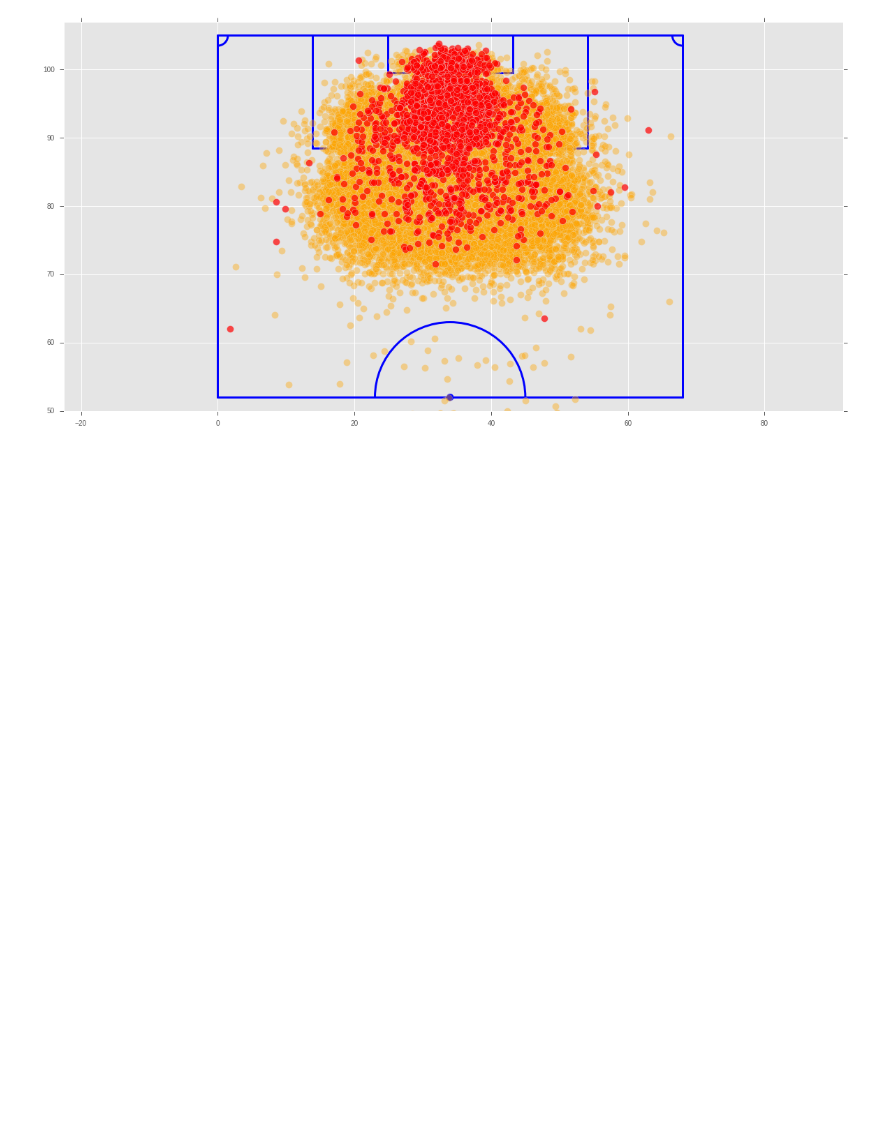
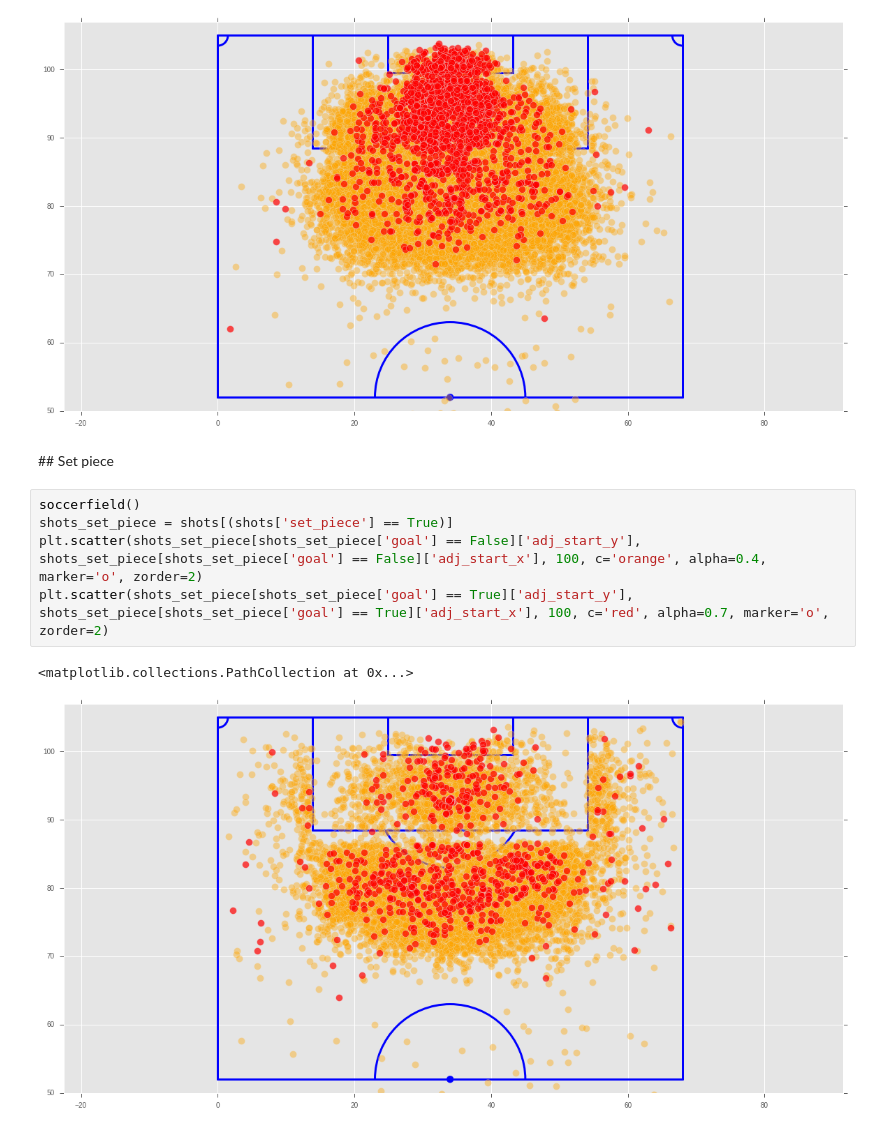
Before and after one commit to 10contre11/notebooks, a Jupyter notebook: xg_features_selection.ipynb, the cells around one changed output. Saved outputs shown, nothing was run; the diff lists cells and outputs as text; blank space fills up the shorter version.

Commit message:
set piece

```diff
--- a/xg_features_selection.ipynb
+++ b/xg_features_selection.ipynb
@@ -437,3 +437,13 @@ plt.scatter(shots_back_pass[shots_back_pass['goal'] == True]['adj_start_y'], sho
 # %% [output]
 <matplotlib.collections.PathCollection at 0x...>
 [figure]
+# %% [markdown]
+## Set piece
+# %%
+soccerfield()
+shots_set_piece = shots[(shots['set_piece'] == True)]
+plt.scatter(shots_set_piece[shots_set_piece['goal'] == False]['adj_start_y'], shots_set_piece[shots_set_piece['goal'] == False]['adj_start_x'], 100, c='orange', alpha=0.4, marker='o', zorder=2)
+plt.scatter(shots_set_piece[shots_set_piece['goal'] == True]['adj_start_y'], shots_set_piece[shots_set_piece['goal'] == True]['adj_start_x'], 100, c='red', alpha=0.7, marker='o', zorder=2)
+# %% [output]
+<matplotlib.collections.PathCollection at 0x...>
+[figure, added]
```
Also changed, not shown: parts of 1 cell of this notebook.
